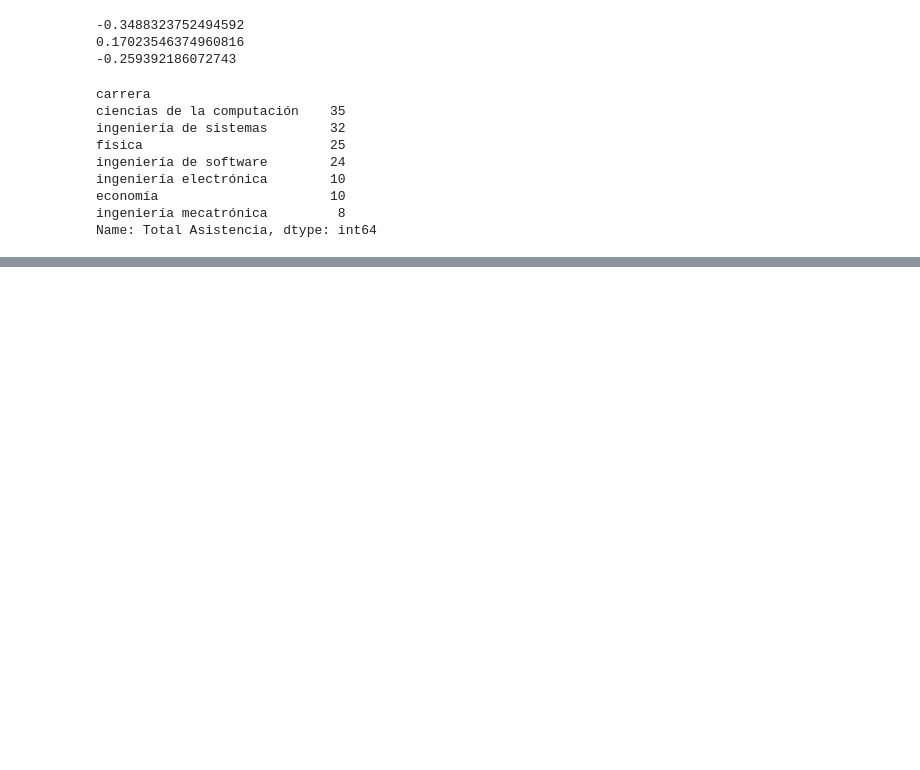
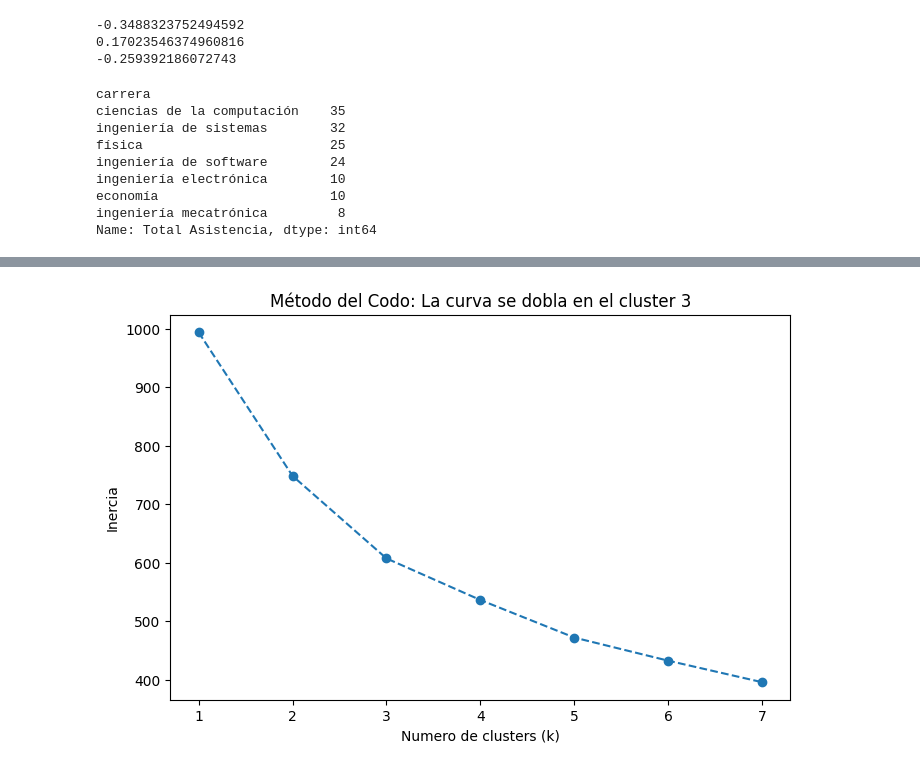
Before and after one commit to sebastianvillaf/Quantum-AI-Summit-2025-stats-analysis-for-qiskit-fall-fest-2026, a Jupyter notebook: data.ipynb, the cells around one changed output, grey strips where cells are left out. Cells and saved outputs as stored; diff of their text form; code cells hidden in the pictures; blank space fills up the shorter version.

Commit message:
Finalize statistical analysis with Logistic Regression and K-Means Clustering

```diff
--- a/data.ipynb
+++ b/data.ipynb
@@ -111,0 +185,15 @@ p-value: 0.3064537468437098
+# %%
+#Dado que la prueba de hipotesis de chi cuadrado representa que no se puede
+#probar estadisticamente que la carrera influya en la desercion (al menos del grupo que fue al dia 1 y no volvió)
+
+#Usaremos una regresión logistica para apoyarnos de otros datos como la ocupación, edad y clasificacion stem conjuntamente
+
+#convertimos a booleanos 1:STEM, 0=No STEM
+data["es_STEM"]=data["tipocarrera"].apply(lambda x:1 if str(x)=="STEM" else 0)
+#convertimos a booleanos 1:edad 18-24, 0=otras edades
+data["edad_18-24"]=data["Edad"].apply(lambda x:1 if str(x)=="18-24" else 0)
+#convertimos a bolleanos 1:universitarios, 0=escolares, profesionales, egresados, etc.
+data["es_universitario"] = data["Ocupación actual"].apply(lambda x:1 if x=="Universitario(a)" else 0)
+
+columna_compromiso = ["¿A qué días se compromete asistir?", "Unnamed: 9", "Unnamed: 10"]
+data["dias_compromiso"] = data[columna_compromiso].apply(lambda x:(x != "").sum(), axis=1)
@@ -111,0 +237,23 @@ p-value: 0.3064537468437098
+# %%
+features = ["es_STEM", "edad_18-24", "dias_compromiso", "Asistencia día 1", "Asistencia día 2", "Asistencia día 3", "es_universitario"]
+
+scaler = StandardScaler()
+X_scaled = scaler.fit_transform(data[features])
+
+#Elbow method
+inertia = []
+k_range = range(1, 8)
+for k in k_range:
+    kmeans_temp = KMeans(n_clusters=k, random_state=42, n_init=10)
+    kmeans_temp.fit(X_scaled)
+    inertia.append(kmeans_temp.inertia_)
+
+# Graficamos la curva
+plt.figure(figsize=(8, 5))
+plt.plot(k_range, inertia, marker="o", linestyle="--")
+plt.xlabel("Numero de clusters (k)")
+plt.ylabel("Inercia")
+plt.title("Método del Codo: La curva se dobla en el cluster 3")
+plt.show()
+# %% [output]
+[figure, added]
```
Also changed, not shown: parts of 9 cells of this notebook.
